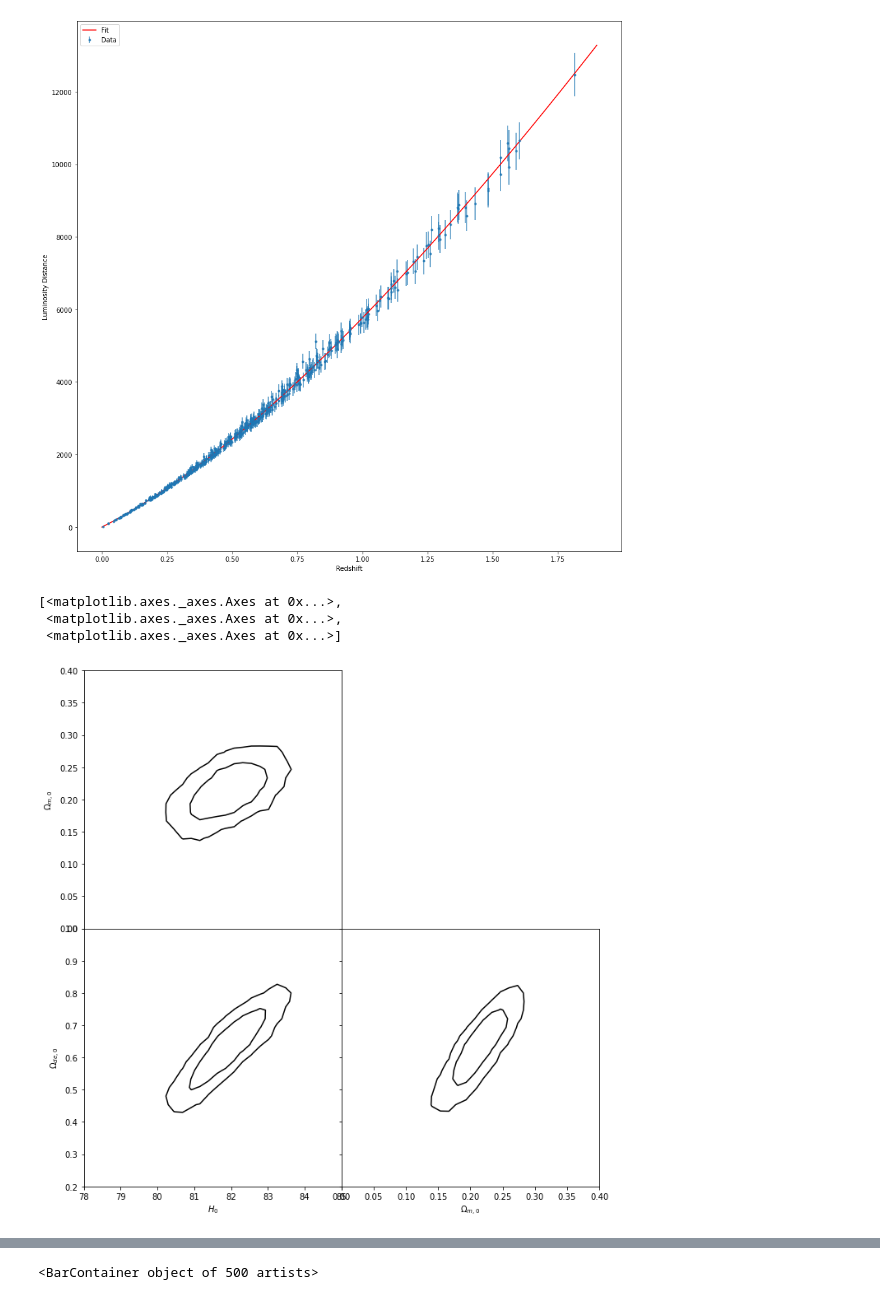
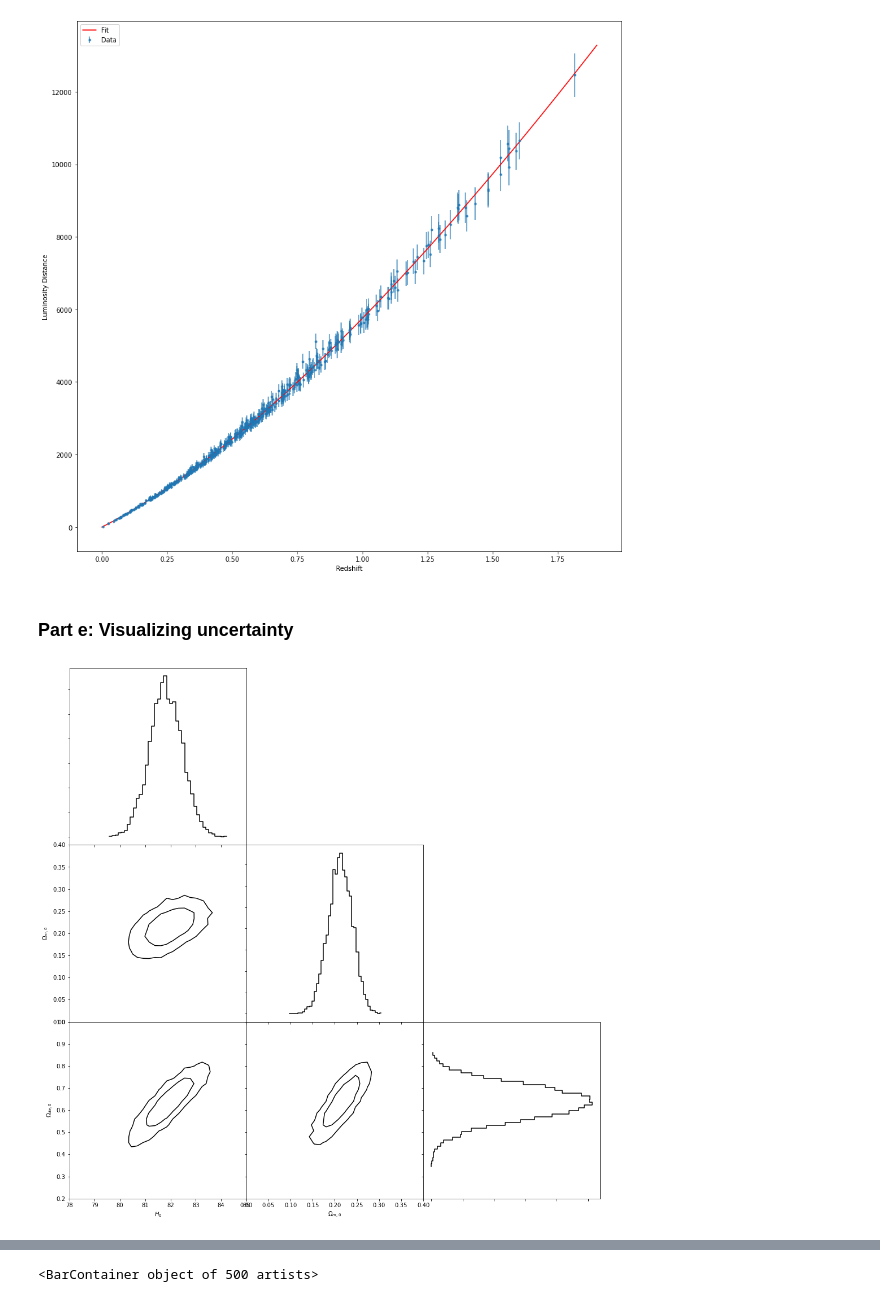
Before and after one commit to MCLindner/CosmoFit, a Jupyter notebook: CosmoFit.ipynb, the cells around one changed output, grey strips where cells are left out. Saved outputs shown, nothing was run; the diff lists cells and outputs as text; code cells hidden in the pictures.

Commit message:
Added marginalized probs

```diff
--- a/CosmoFit.ipynb
+++ b/CosmoFit.ipynb
@@ -182,30 +148,70 @@ ax.legend()
 # %% [output]
 ''
 [figure]
+# %% [markdown]
+### Part e: Visualizing uncertainty
 # %%
 from astroML.plotting import hist, plot_mcmc
 
 df = traces_to_pandas(traces, 1000)
 
 variables = ['H0', 'Om0', 'Ode0']
 labels = ['$H_0$', '$\Omega_{m,0}$', '$\Omega_{de,0}$']
 limits = [(78, 85), (0, 0.4), (0.2, 1)]
 
 fig = plt.figure(figsize=(10, 10))
 fig.subplots_adjust(bottom=0.1, top=0.95,
                     left=0.1, right=0.95,
                     hspace=0.05, wspace=0.05)
 
 # This function plots multiple panels with the traces
 plot_mcmc([df[col] for col in variables],
           labels=labels, limits=limits, fig=fig, bins=30, colors='k')
 
-#marginalize
+# compute histogram of results to plot below
+L_MCMC, H0_bins, Om0_bins = np.histogram2d(traces['H0'],
+                                             traces['Om0'],
+                                             bins=(40,40))
+
+L_MCMC, Om0_bins, Ode0_bins = np.histogram2d(traces['Om0'],
+                                             traces['Ode0'],
+                                             bins=(40,40))
+
+L_MCMC[L_MCMC == 0] = 1E-16  # prevents zero-division errors
+
+hist_H0, bins_H0 = np.histogram(traces['H0'], bins=H0_bins, density=True)
+hist_Om0, bins_Om0 = np.histogram(traces['Om0'],bins=Om0_bins, density=True)
+hist_Ode0, bins_Ode0 = np.histogram(traces['Ode0'], bins=Ode0_bins, density=True)
+
+# plotting the histograms
+ax2 = fig.add_axes((0.08, .95, 0.435, 0.435))
+ax2.yaxis.set_major_formatter(plt.NullFormatter())
+ax2.plot(0.5 * (bins_H0[1:] + bins_H0[:-1]
+                            - bins_H0[1] + bins_H0[0]),hist_H0,
+         '-k', drawstyle='steps')
+ax2.set_xlim(limits[0])
+ax2.xaxis.set_ticklabels([])
+
+# third axis: marginalized over gamma
+ax3 = fig.add_axes((0.515, 0.515, 0.435, 0.435))
+ax3.yaxis.set_major_formatter(plt.NullFormatter())
+ax3.plot(0.5 * (bins_Om0[1:] + bins_Om0[:-1]
+                                        - bins_Om0[1] + bins_Om0[0]), hist_Om0,
+         '-k', drawstyle='steps-mid')
+ax3.set_xlim(limits[1])
+ax3.xaxis.set_ticklabels([])
+
+# third axis: marginalized over gamma
+ax4 = fig.add_axes((.95, 0.08, 0.435, 0.435))
+ax4.xaxis.set_major_formatter(plt.NullFormatter())
+ax4.plot( hist_Ode0, 0.5 * (bins_Ode0[1:] + bins_Ode0[:-1]),
+         '-k', drawstyle='steps-mid')
+ax4.set_ylim(limits[2])
+ax4.yaxis.set_ticklabels([])
+
+plt.show()
 # %% [output]
-[<matplotlib.axes._axes.Axes at 0x...>,
- <matplotlib.axes._axes.Axes at 0x...>,
- <matplotlib.axes._axes.Axes at 0x...>]
-[figure, old version]
+[figure, new version]
 # %%
 fig, ax = plt.subplots(figsize=(15,15))
 ax.bar(obs['Redshift'], obs['Fit_Diff'])
```
Also changed, not shown: parts of 23 cells of this notebook.
